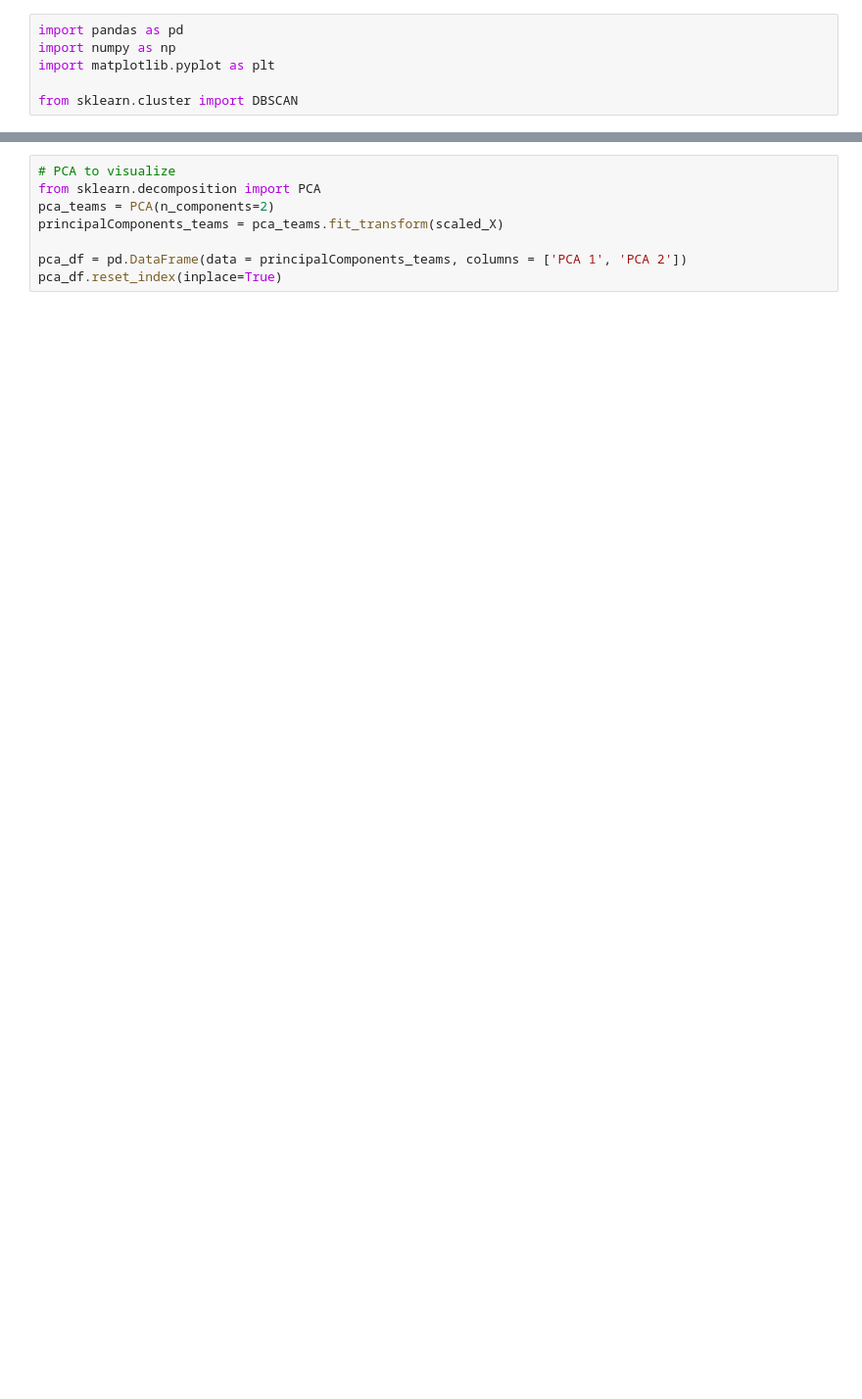
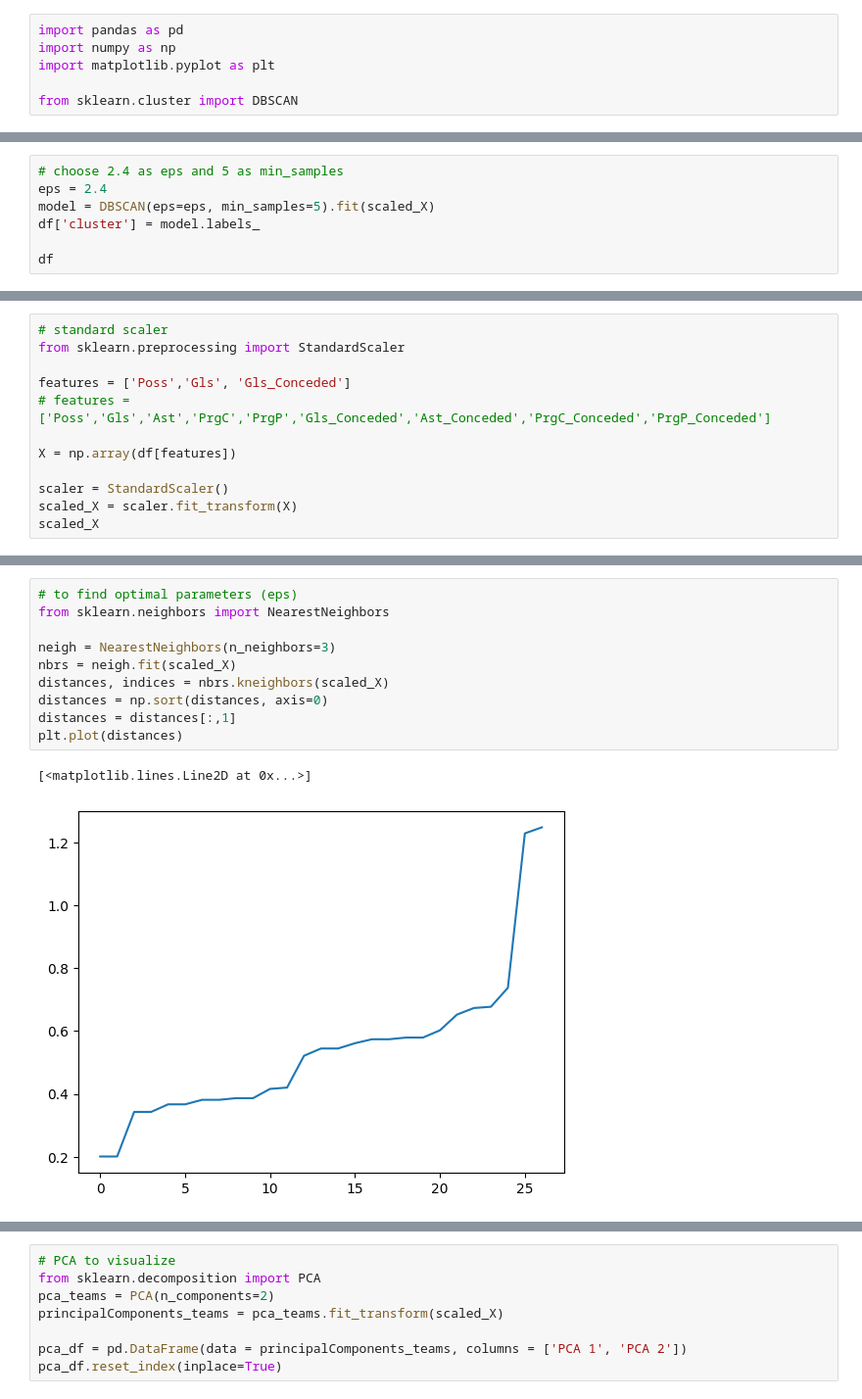
Before and after one commit to yyan17/SIADS-Milestone-II, a Jupyter notebook: unsupervised_learning/team_clustering_DBSCAN.ipynb, the cells around one changed output, grey strips where cells are left out. Shown at 98% size. Cells and saved outputs as stored; diff of their text form; blank space fills up the shorter version.

```diff
--- a/unsupervised_learning/team_clustering_DBSCAN.ipynb
+++ b/unsupervised_learning/team_clustering_DBSCAN.ipynb
@@ -137,0 +96,7 @@ plt.show()
+# %%
+# choose 2.4 as eps and 5 as min_samples
+eps = 2.4
+model = DBSCAN(eps=eps, min_samples=5).fit(scaled_X)
+df['cluster'] = model.labels_
+
+df
@@ -137,0 +124,12 @@ plt.show()
+# %%
+# standard scaler
+from sklearn.preprocessing import StandardScaler
+
+features = ['Poss','Gls', 'Gls_Conceded']
+# features = ['Poss','Gls','Ast','PrgC','PrgP','Gls_Conceded','Ast_Conceded','PrgC_Conceded','PrgP_Conceded']
+
+X = np.array(df[features])
+
+scaler = StandardScaler()
+scaled_X = scaler.fit_transform(X)
+scaled_X
@@ -137,0 +154,13 @@ plt.show()
+# %%
+# to find optimal parameters (eps)
+from sklearn.neighbors import NearestNeighbors
+
+neigh = NearestNeighbors(n_neighbors=3)
+nbrs = neigh.fit(scaled_X)
+distances, indices = nbrs.kneighbors(scaled_X)
+distances = np.sort(distances, axis=0)
+distances = distances[:,1]
+plt.plot(distances)
+# %% [output]
+[<matplotlib.lines.Line2D at 0x...>]
+[figure, added]
```
Also changed, not shown: parts of 35 cells of this notebook, 5 other files.
